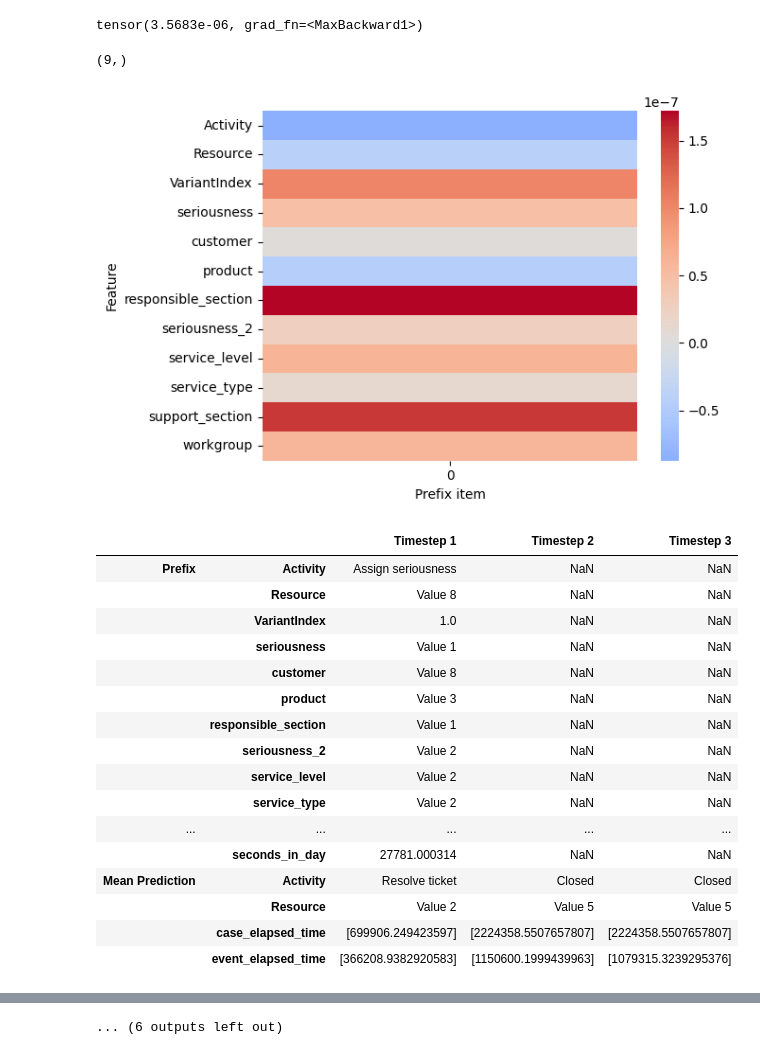
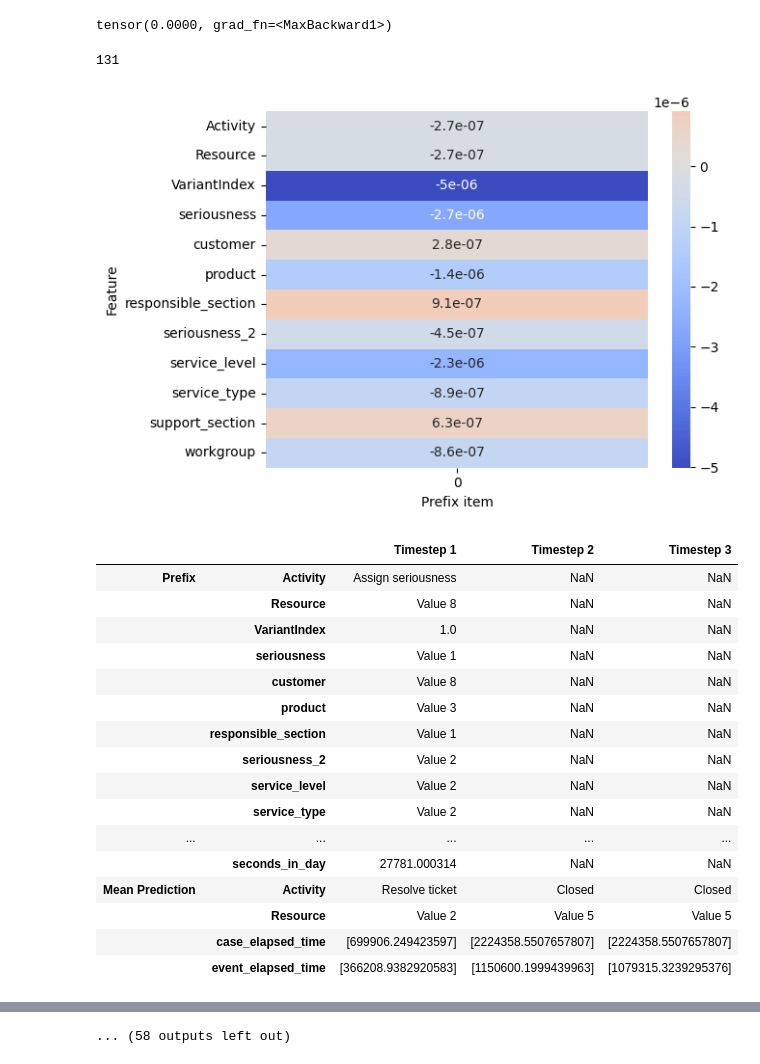
Before and after one commit to philippeichhorn20/XAI-Probabilistic_Suffix_Prediction_U-ED-LSTM_pub, a Jupyter notebook: src/aa_philipp/notebooks/saliency_maps.ipynb, the cells around one changed output, grey strips where cells are left out. Drawn from its saved outputs; the diff is of its cells as text; code cells hidden in the pictures.

Commit message:
changes to the saliency map. Next to be fixed: right now embeddings for encoder and decoder are built seperately which conflicts with ig logic

```diff
--- a/src/aa_philipp/notebooks/saliency_maps.ipynb
+++ b/src/aa_philipp/notebooks/saliency_maps.ipynb
@@ -323,15 +187,17 @@ def compute_integrated_gradients(
 def target_fn_case_elapsed_time_mean(preds):
     return preds[0][1]["case_elapsed_time_mean"][0][0].unsqueeze(0)
 # %%
-def target_fn_activity(preds, index):
-    return preds[0][0]["Activity_mean"][0][index].unsqueeze(0)
+def target_fn_activity(preds):
+    print(f"the target activity (the predicted one is) {preds[0][0]["Activity_mean"].argmax()}")
+    return preds[0][0]["Activity_mean"][0].max().unsqueeze(0)
 # %%
 from tqdm import tqdm
+
+torch.set_printoptions(sci_mode=False)
 
 results_rows = []
 for i, (case_name, full_case) in enumerate(tqdm(case_items)):
     for j, (prefix_len, prefix, suffix) in enumerate(new_eval._iterate_case(full_case)):
-
         attributions_case_elapsed_time = compute_integrated_gradients(
             model=model,
             prefix=prefix,
@@ -340,20 +206,11 @@ for i, (case_name, full_case) in enumerate(tqdm(case_items)):
             n_steps=20
         )
 
-
-        attributions_resolve_ticket = compute_integrated_gradients(
+        attributions_predicted_activity = compute_integrated_gradients(
             model=model,
             prefix=prefix,
-            target_fn=lambda x: target_fn_activity(x,10), # index 10 is "resolve ticket"
-            baselines=None,     # defaults to zero embedding
-            n_steps=20
-        )
-
-        attributions_close = compute_integrated_gradients(
-            model=model,
-            prefix=prefix,
-            target_fn=lambda x: target_fn_activity(x,1), # index 10 is "Closed"
-            baselines=None,     # defaults to zero embedding
+            target_fn=lambda x: target_fn_activity(x),
+            baselines=None,    # defaults to zero embedding
             n_steps=20
         )
 
@@ -361,8 +218,7 @@ for i, (case_name, full_case) in enumerate(tqdm(case_items)):
             'case_name': case_name,
             'prefix_len':prefix_len,
             'attributions_case_elapsed_time': attributions_case_elapsed_time,
-            "attributions_resolve_ticket":attributions_resolve_ticket,
-            "attributions_close":attributions_close
+            "attributions_predicted_activity":attributions_predicted_activity,
         }
 
         results_rows.append(row)
@@ -396,13 +250,16 @@ KeyboardInterrupt:
 # %%
 import pickle
 
-with open ("results_store_integrated_gradients_helpdesk_on_case_elapsed_time_and_ticket_resolved_and_closed.pkl", "wb") as f:
+results_df = pd.DataFrame(results_rows)
+
+
+with open ("results_store_integrated_gradients_helpdesk_on_case_elapsed_time_and_attributions_predicted_activity.pkl", "wb") as f:
    pickle.dump(results_df,f)
 # %%
 import pickle
 import pandas as pd
 
-with open ("results_store_integrated_gradients_helpdesk_on_case_elapsed_time_and_ticket_resolved_and_closed.pkl", "rb") as f:
+with open ("results_store_integrated_gradients_helpdesk_on_case_elapsed_time_and_attributions_predicted_activity.pkl", "rb") as f:
     results_df = pickle.load(f)
 
 results_df = pd.DataFrame(results_df)
@@ -418,7 +275,7 @@ results_df.head()
 # %%
-results_df.loc[0,"attributions_resolve_ticket"].max()
+results_df.loc[0,"attributions_predicted_activity"].max()
 # %% [output]
-tensor(3.5683e-06, grad_fn=<MaxBackward1>)
+tensor(0.0000, grad_fn=<MaxBackward1>)
 # %%
 import pickle
 
@@ -427,9 +284,10 @@ with open("results_store_helpdesk_results.pkl", "rb") as f:
 
 inference_results = pd.DataFrame(inference_results)
 # %%
-results_df["attributions_resolve_ticket"].shape
+
+len(results_df["attributions_predicted_activity"][0][-1][0])
 # %% [output]
-(9,)
+131
 # %%
 from classes.event import Event, HelpdeskEvent
 from classes.sequence import Sequence
@@ -443,7 +301,7 @@ import seaborn as sns
 def fetch_attributions(row):
     prefix_length = row.loc["prefix_len"]
     case_name = row.loc["case_name"]
-    attribution_tensor = row.loc["attributions_close"].squeeze(0)
+    attribution_tensor = row.loc["attributions_predicted_activity"].squeeze(0)
     attribution_list = []
     for time_step in attribution_tensor[-prefix_length:]:
 
@@ -471,7 +329,7 @@ def visualize_attribution(attribution_list, prefix_len, case_name, inference_res
     df_attr = pd.DataFrame(
         [{k: v.detach().item() for k, v in d.items()} for d in attribution_list]
     )
-    sns.heatmap(df_attr.T, center=0, cmap="coolwarm")
+    sns.heatmap(df_attr.T, center=0, cmap="coolwarm", annot=True)
     plt.xlabel("Prefix item")
     plt.ylabel("Feature")
     plt.show()
@@ -493,34 +351,34 @@ def visualize_attribution(attribution_list, prefix_len, case_name, inference_res
     df_prefix = pd.DataFrame(prefix).T
     df_prefix.columns = [f"Timestep {i+1}" for i in range(df_prefix.shape[1])]
 
     # --- Mean prediction: list of dicts (one dict per timestep) ---
     # unwrap scalar lists if needed
     cleaned_mean_pred = []
     for step in mean_prediction:
         cleaned_step = {
             k: (v[0] if isinstance(v, list) and len(v) == 1 else v)
             for k, v in step.items()
         }
         cleaned_mean_pred.append(cleaned_step)
 
     df_mean_pred = pd.DataFrame(cleaned_mean_pred).T
     df_mean_pred.columns = [f"Timestep {i+1}" for i in range(df_mean_pred.shape[1])]
 
     # --- Combine for display ---
     df_combined = pd.concat(
         [df_prefix, df_mean_pred],
         keys=["Prefix", "Mean Prediction"]
     )
 
     display(df_combined)
 
 
 
 for idx, row in results_df.iterrows():
     attribution_list, prefix_length, case_name = fetch_attributions(row)
     visualize_attribution(attribution_list, prefix_length, case_name, inference_results)
 # %% [output]
-[figure, old version]
+[figure, new version]
 |  |  | Timestep 1 | Timestep 2 | Timestep 3 |
 | Prefix | Activity | Assign seriousness | NaN | NaN |
 |  | Resource | Value 8 | NaN | NaN |
@@ -628,4 +486,4 @@ for idx, row in results_df.iterrows():
 |  | Resource | Value 5 | NaN | NaN |
 |  | case_elapsed_time | [3446540.4590666313] | NaN | NaN |
 |  | event_elapsed_time | [2040415.8201555554] | NaN | NaN |
-... (6 outputs left out)
+... (58 outputs left out)
```
Also changed, not shown: parts of 10 cells of this notebook, 9 other files.
